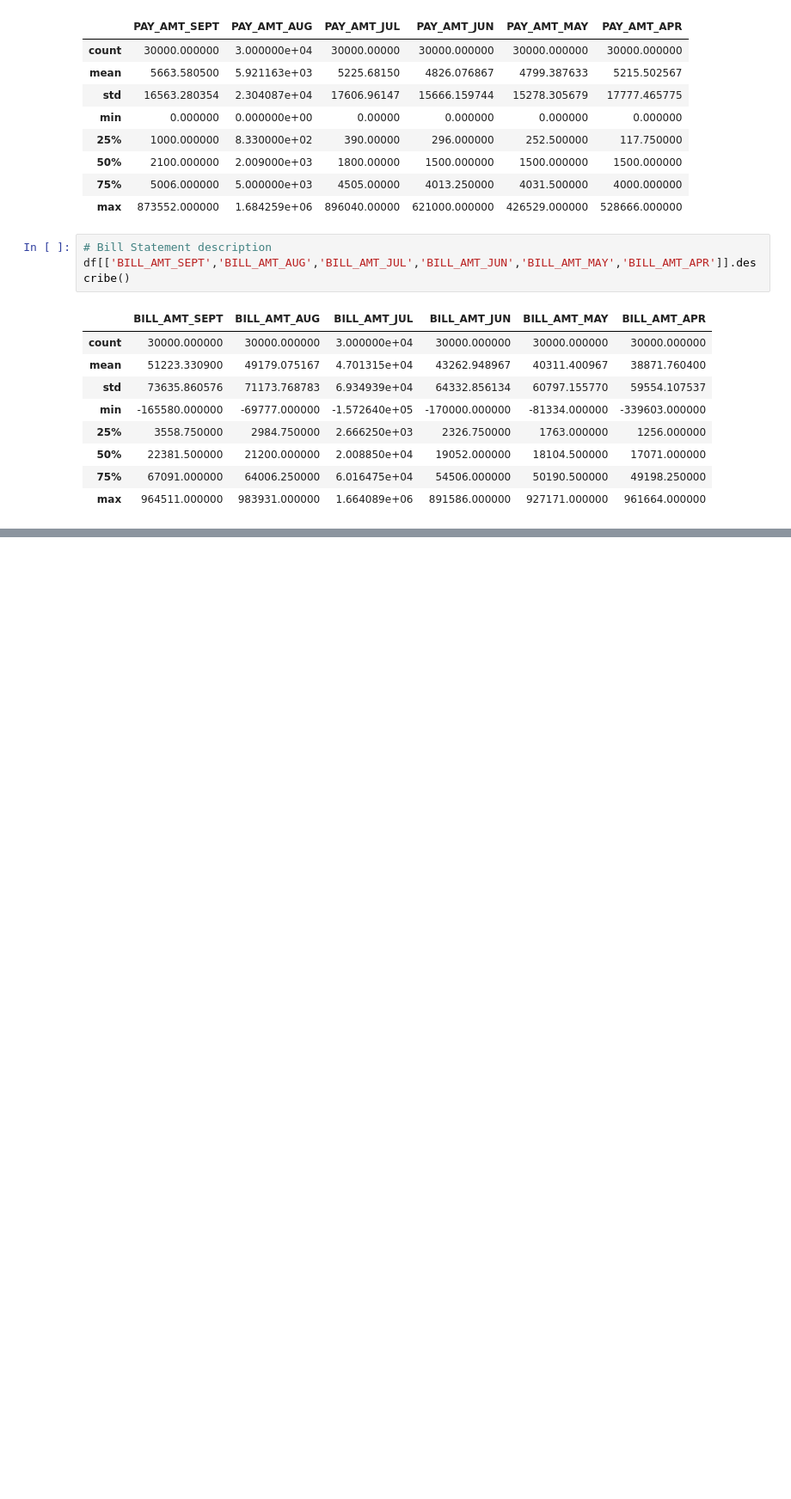
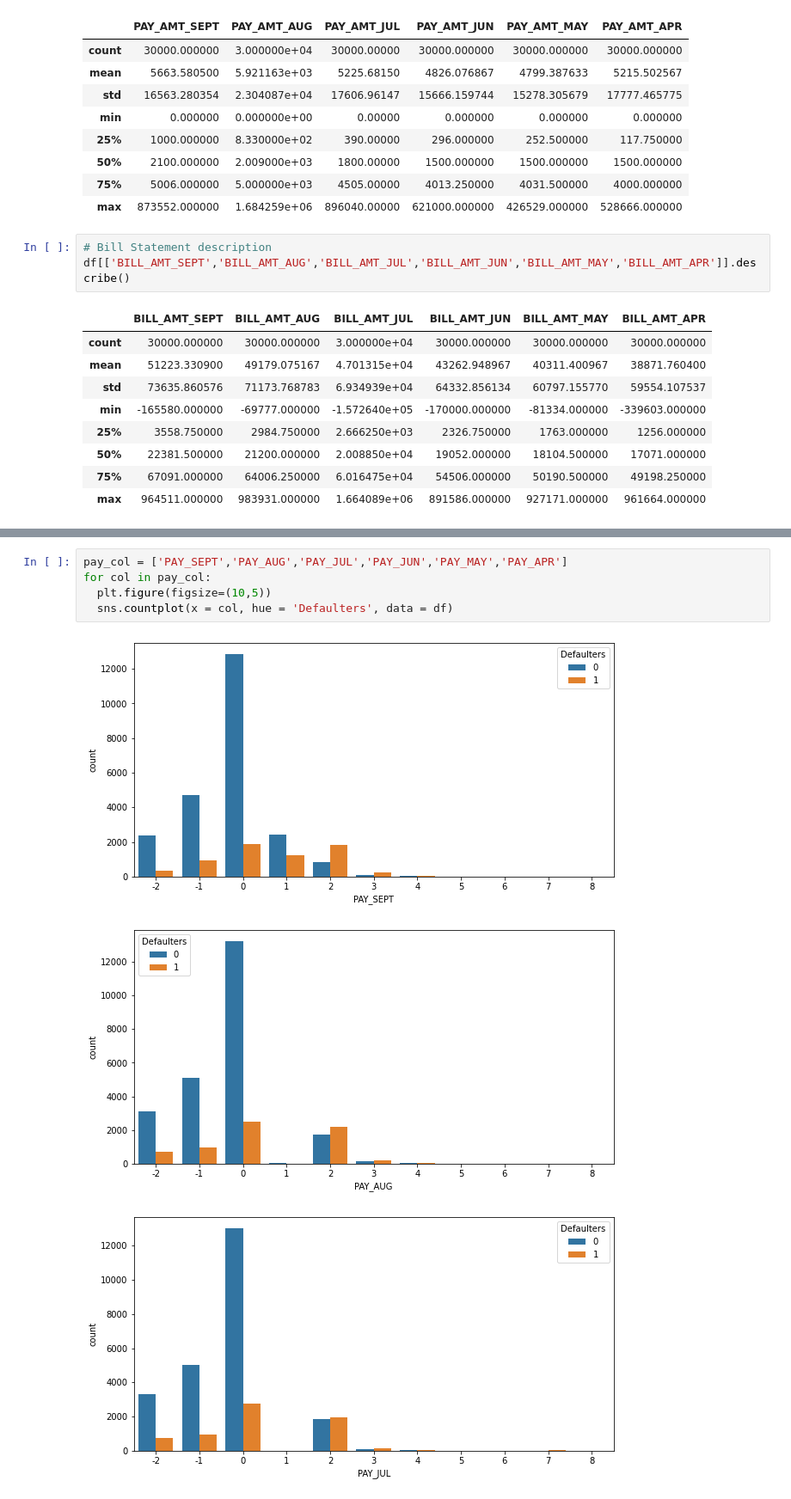
Before and after one commit to Aaryant31/Credit-Card-Default-Prediction, a Jupyter notebook: Rahul_kumar_soni_Credit_Card_Default_Prediction_Capstone_Project.ipynb, the cells around one changed output, grey strips where cells are left out. Shown: that part at 86% size. Cells and saved outputs as stored; diff of their text form; blank space fills up the shorter version.

```diff
--- a/Rahul_kumar_soni_Credit_Card_Default_Prediction_Capstone_Project.ipynb
+++ b/Rahul_kumar_soni_Credit_Card_Default_Prediction_Capstone_Project.ipynb
@@ -468,0 +477,9 @@ df[['BILL_AMT_SEPT','BILL_AMT_AUG','BILL_AMT_JUL','BILL_AMT_JUN','BILL_AMT_MAY',
+# %%
+pay_col = ['PAY_SEPT','PAY_AUG','PAY_JUL','PAY_JUN','PAY_MAY','PAY_APR']
+for col in pay_col:
+  plt.figure(figsize=(10,5))
+  sns.countplot(x = col, hue = 'Defaulters', data = df)
+# %% [output]
+[figure, added]
+[figure, added]
+[figure, added]
```
Also changed, not shown: parts of 30 cells of this notebook.
